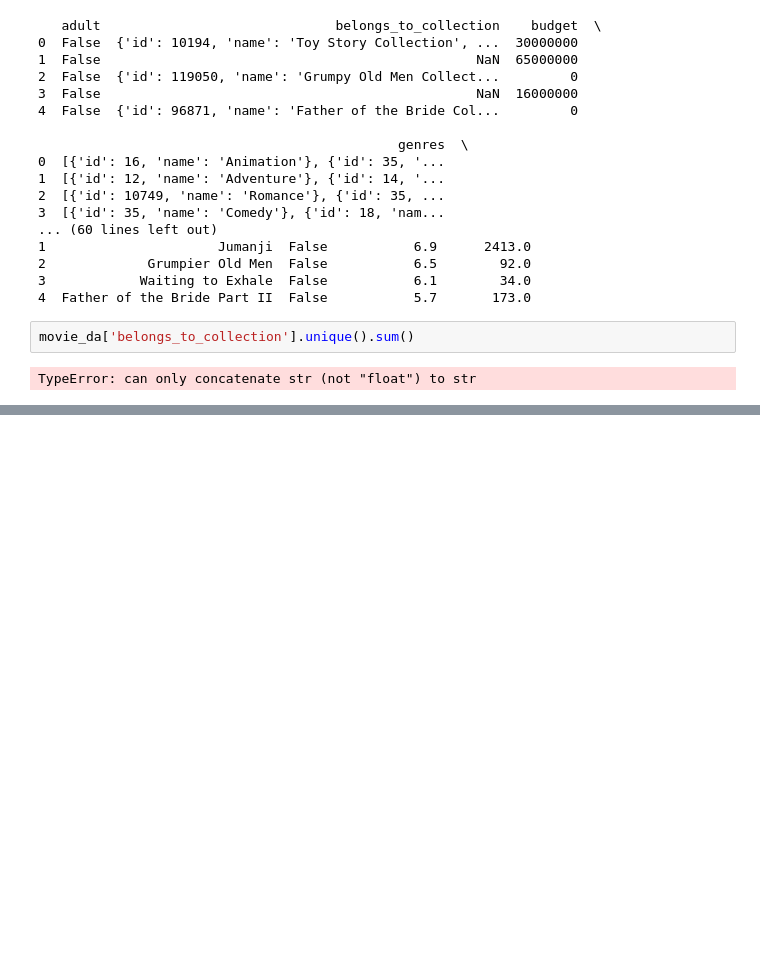
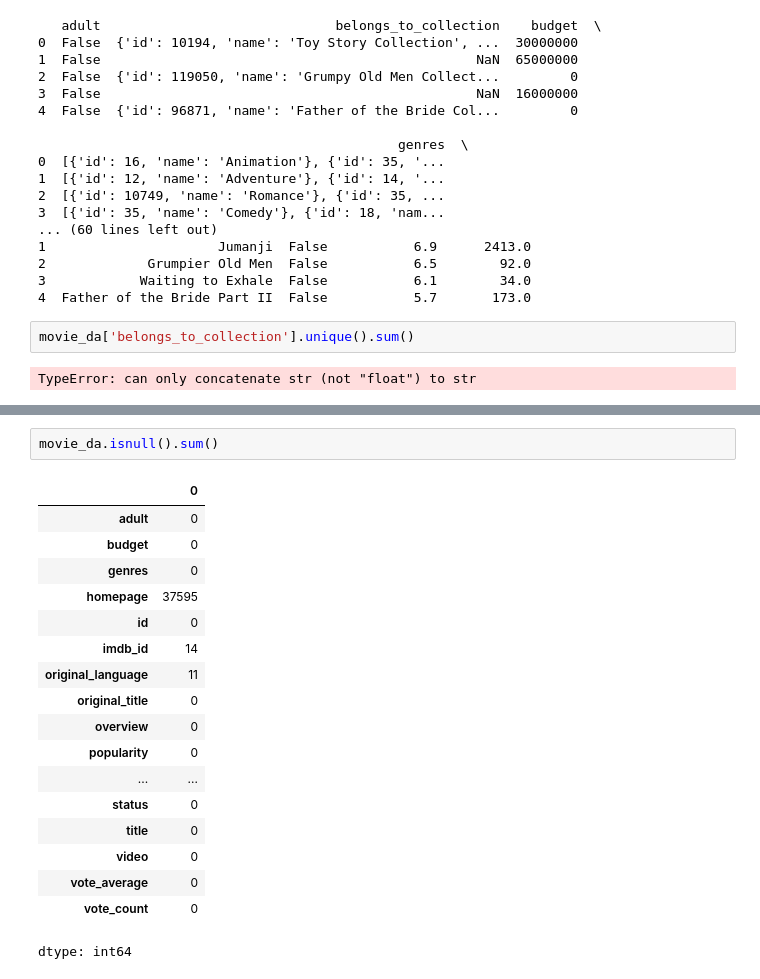
Before and after one commit to yashsati072-create/Movie-Recommendation-System, a Jupyter notebook: Another_copy_of_Movie_Recommendation_System.ipynb, the cells around one changed output, grey strips where cells are left out. Drawn from its saved outputs; the diff is of its cells as text; blank space fills up the shorter version.

```diff
--- a/Another_copy_of_Movie_Recommendation_System.ipynb
+++ b/Another_copy_of_Movie_Recommendation_System.ipynb
@@ -434,0 +485,21 @@ movie_da.drop('tagline',axis=1,inplace=True)
+# %%
+movie_da.isnull().sum()
+# %% [output]
+|  | 0 |
+| adult | 0 |
+| budget | 0 |
+| genres | 0 |
+| homepage | 37595 |
+| id | 0 |
+| imdb_id | 14 |
+| original_language | 11 |
+| original_title | 0 |
+| overview | 0 |
+| popularity | 0 |
+| ... | ... |
+| status | 0 |
+| title | 0 |
+| video | 0 |
+| vote_average | 0 |
+| vote_count | 0 |
+dtype: int64
```
Also changed, not shown: parts of 17 cells of this notebook.
